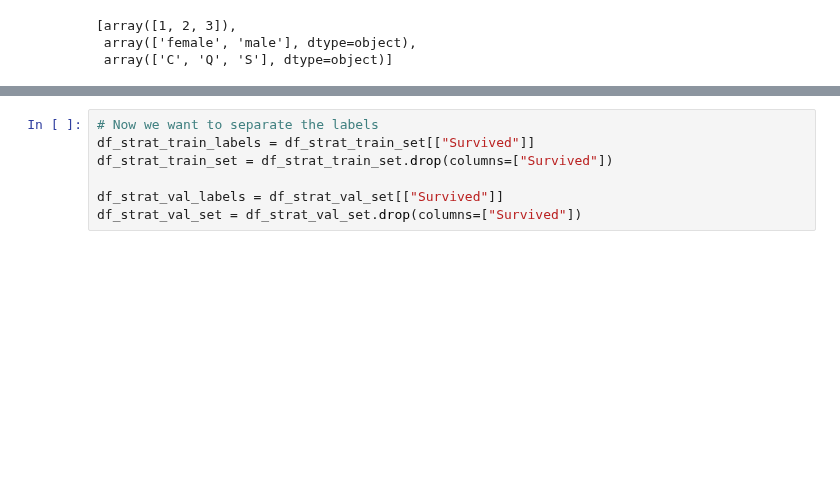
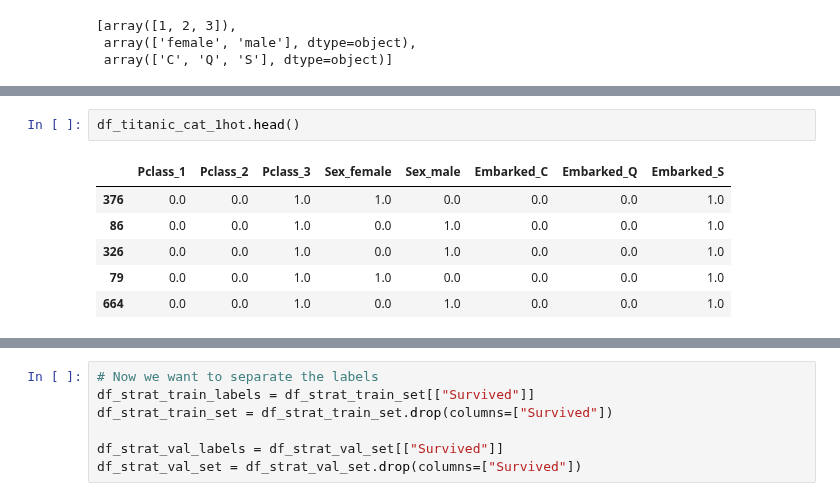
Before and after one commit to TevinAchong/hands-on-ml, a Jupyter notebook: chapter_03/titanic.ipynb, the cells around one changed output, grey strips where cells are left out. Saved outputs shown, nothing was run; the diff lists cells and outputs as text; blank space fills up the shorter version.

```diff
--- a/chapter_03/titanic.ipynb
+++ b/chapter_03/titanic.ipynb
@@ -411,3 +414,12 @@ df_titanic_cat_1hot = pd.DataFrame(
 # %% [output]
 ['Pclass_1' 'Pclass_2' 'Pclass_3' 'Sex_female' 'Sex_male' 'Embarked_C'
  'Embarked_Q' 'Embarked_S']
+# %%
+df_titanic_cat_1hot.head()
+# %% [output]
+|  | Pclass_1 | Pclass_2 | Pclass_3 | Sex_female | Sex_male | Embarked_C | Embarked_Q | Embarked_S |
+| 376 | 0.0 | 0.0 | 1.0 | 1.0 | 0.0 | 0.0 | 0.0 | 1.0 |
+| 86 | 0.0 | 0.0 | 1.0 | 0.0 | 1.0 | 0.0 | 0.0 | 1.0 |
+| 326 | 0.0 | 0.0 | 1.0 | 0.0 | 1.0 | 0.0 | 0.0 | 1.0 |
+| 79 | 0.0 | 0.0 | 1.0 | 1.0 | 0.0 | 0.0 | 0.0 | 1.0 |
+| 664 | 0.0 | 0.0 | 1.0 | 0.0 | 1.0 | 0.0 | 0.0 | 1.0 |
```
Also changed, not shown: parts of 5 cells of this notebook.
